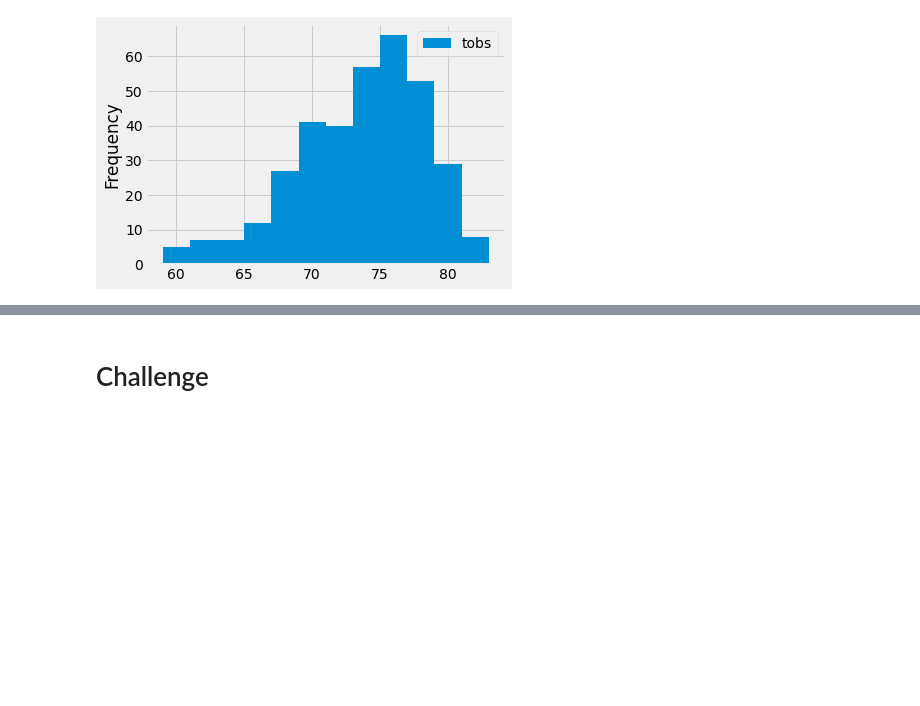
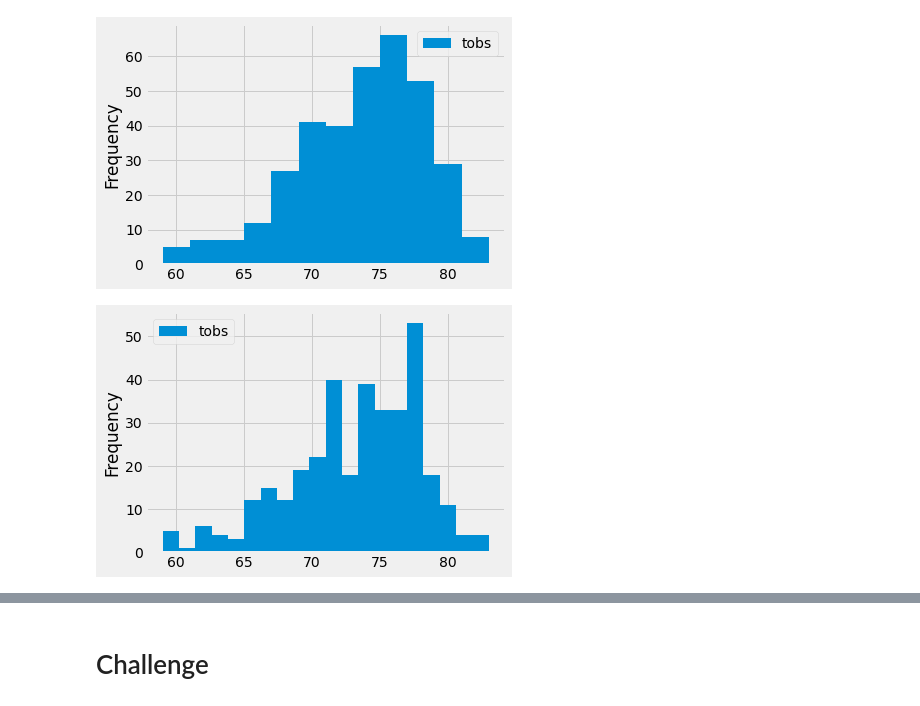
Before and after one commit to HarryWightJr/surfs_up, a Jupyter notebook: climate_analysis.ipynb, the cells around one changed output, grey strips where cells are left out. Drawn from its saved outputs; the diff is of its cells as text; code cells hidden in the pictures; blank space fills up the shorter version.

```diff
--- a/climate_analysis.ipynb
+++ b/climate_analysis.ipynb
@@ -151,3 +153,9 @@ df.plot.hist(bins=12)
 plt.tight_layout()
 # %% [output]
 [figure]
+# %%
+#Skill Drill. Adjust Bins to 5 and 20 and notice the differences
+df.plot.hist(bins=20)
+plt.tight_layout()
+# %% [output]
+[figure, added]
```
Also changed, not shown: parts of 3 cells of this notebook, 2 other files.
